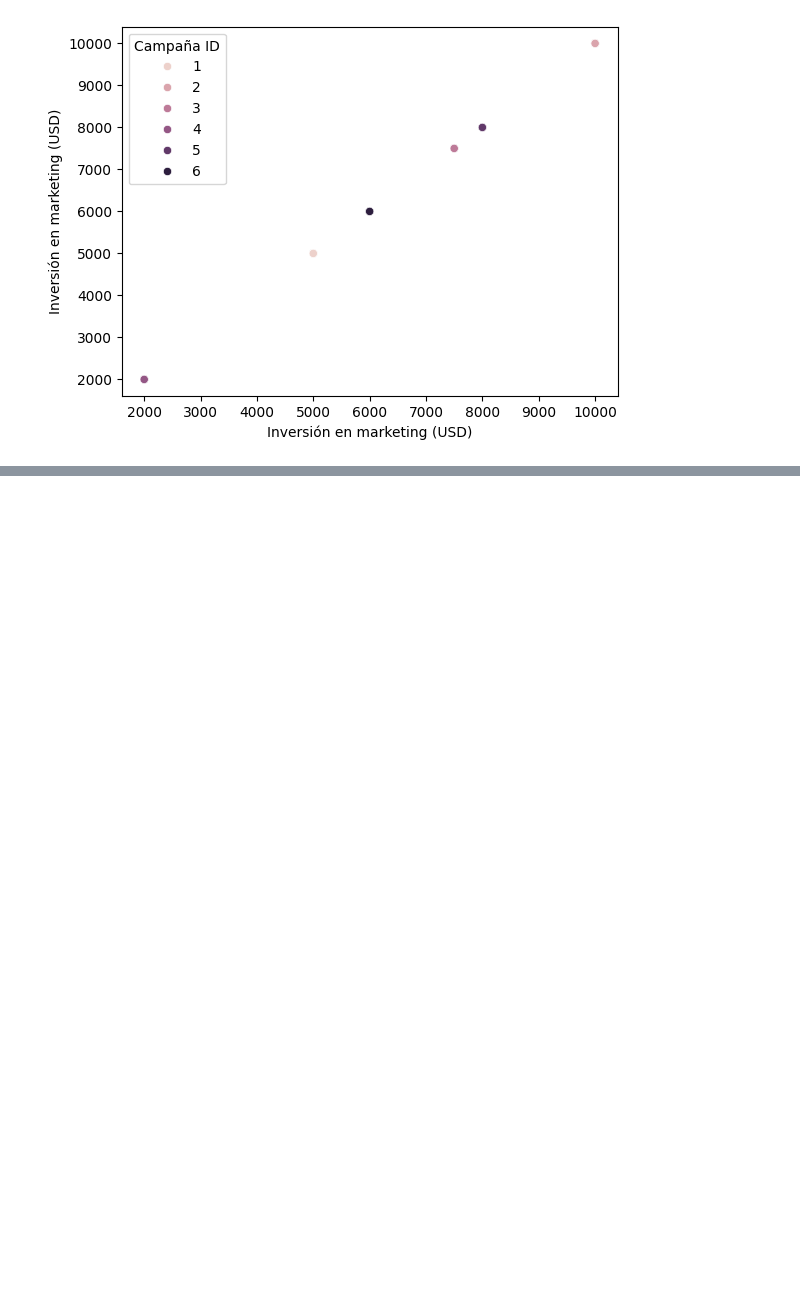
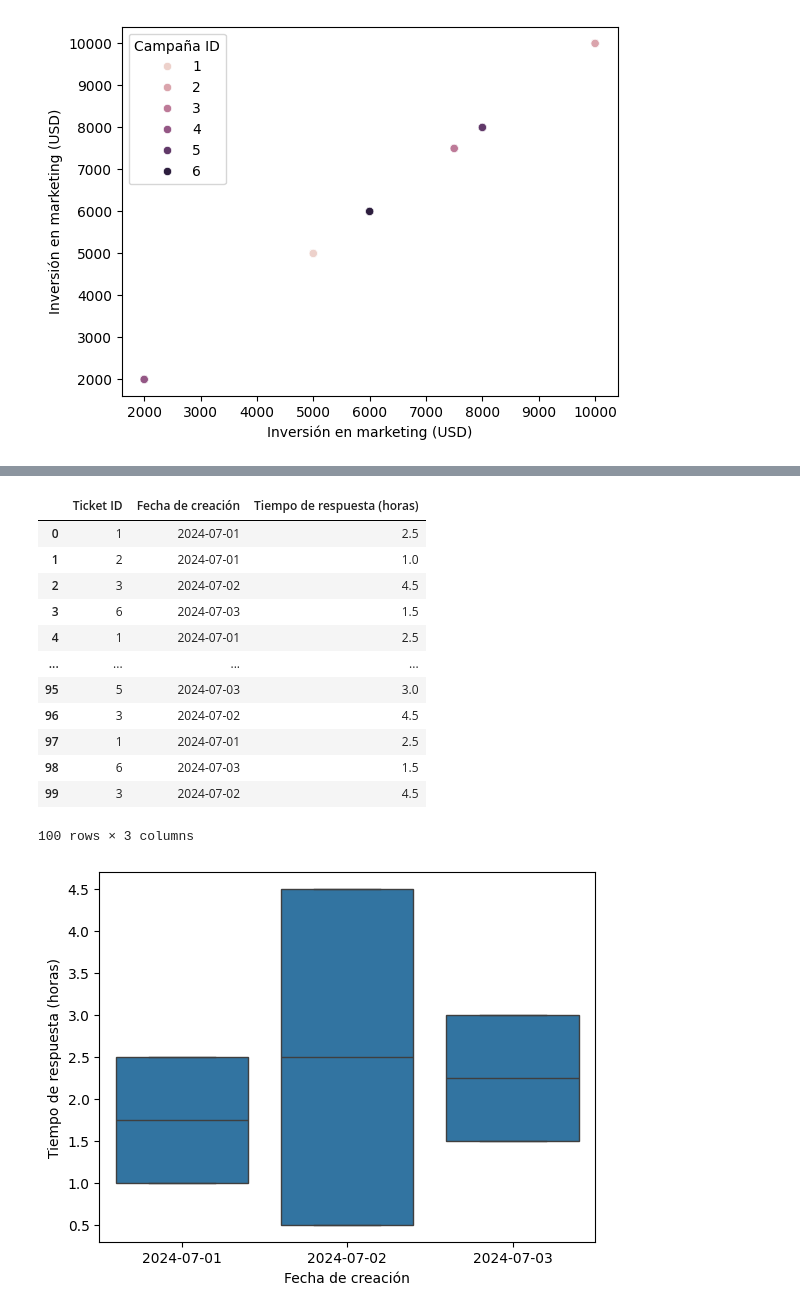
Before and after one commit to katheforero3/CursoPython, a Jupyter notebook: Visualizaciones.ipynb, the cells around one changed output, grey strips where cells are left out. Cells and saved outputs as stored; diff of their text form; code cells hidden in the pictures; blank space fills up the shorter version.

```diff
--- a/Visualizaciones.ipynb
+++ b/Visualizaciones.ipynb
@@ -58,0 +157,20 @@ ValueError: could not convert string to float: '2024-01-15'
+# %%
+#Graffica de Distribución
+
+sns.boxplot(x=distribucion_tiempos_exp['Fecha de creación'],y=distribucion_tiempos_exp['Tiempo de respuesta (horas)'])
+distribucion_tiempos_exp
+# %% [output]
+|  | Ticket ID | Fecha de creación | Tiempo de respuesta (horas) |
+| 0 | 1 | 2024-07-01 | 2.5 |
+| 1 | 2 | 2024-07-01 | 1.0 |
+| 2 | 3 | 2024-07-02 | 4.5 |
+| 3 | 6 | 2024-07-03 | 1.5 |
+| 4 | 1 | 2024-07-01 | 2.5 |
+| ... | ... | ... | ... |
+| 95 | 5 | 2024-07-03 | 3.0 |
+| 96 | 3 | 2024-07-02 | 4.5 |
+| 97 | 1 | 2024-07-01 | 2.5 |
+| 98 | 6 | 2024-07-03 | 1.5 |
+| 99 | 3 | 2024-07-02 | 4.5 |
+100 rows × 3 columns
+[figure, added]
```
Also changed, not shown: parts of 9 cells of this notebook.
